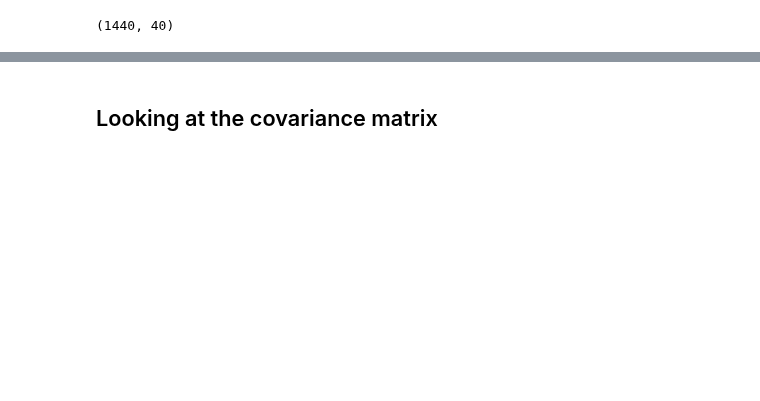
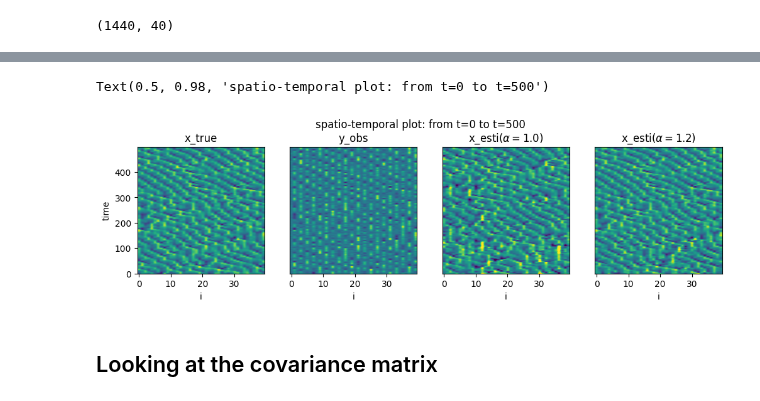
Before and after one commit to KotaTakeda/da_py, a Jupyter notebook: examples/l96_etkf.ipynb, the cells around one changed output, grey strips where cells are left out. Saved outputs shown, nothing was run; the diff lists cells and outputs as text; code cells hidden in the pictures; blank space fills up the shorter version.

```diff
--- a/examples/l96_etkf.ipynb
+++ b/examples/l96_etkf.ipynb
@@ -134,3 +132,39 @@ time averaged RMSE for ETKF-inf:0.0025
+# %%
+
+t_start = 0
+t_end = 500
+x1 = x_true[t_start:t_end]
+x2 = y[t_start:t_end]
+x3 = x_assim[t_start:t_end]
+x4 = x_assim_alpha[t_start:t_end]
+
+vmax = np.max(x1)
+vmin = np.min(x1)
+fig, ax = plt.subplots(1, 4, figsize=(3*4, 3))
+ax[0].imshow(x1, aspect=J/(t_end-t_start), vmax=vmax, vmin=vmin, origin="lower")
+ax[0].set_ylabel("time")
+ax[0].set_xlabel("i")
+ax[0].set_title("x_true")
+
+ax[1].imshow(x2, aspect=J/(t_end-t_start), vmax=vmax, vmin=vmin, origin="lower")
+ax[1].set_xlabel("i")
+ax[1].set_title("y_obs")
+ax[1].set_yticks([])
+
+ax[2].imshow(x3, aspect=J/(t_end-t_start), vmax=vmax, vmin=vmin, origin="lower")
+ax[2].set_xlabel("i")
+ax[2].set_title("x_esti($\\alpha=1.0$)")
+ax[2].set_yticks([])
+
+ax[3].imshow(x4, aspect=J/(t_end-t_start), vmax=vmax, vmin=vmin, origin="lower")
+ax[3].set_xlabel("i")
+ax[3].set_title("x_esti($\\alpha=1.2$)")
+ax[3].set_yticks([])
+
+fig.suptitle(f"spatio-temporal plot: from t={t_start} to t={t_end}")
+# %% [output]
+Text(0.5, 0.98, 'spatio-temporal plot: from t=0 to t=500')
+[figure, added]
 # %% [markdown]
 ## Looking at the covariance matrix
 # %%
```
Also changed, not shown: parts of 2 cells of this notebook.
